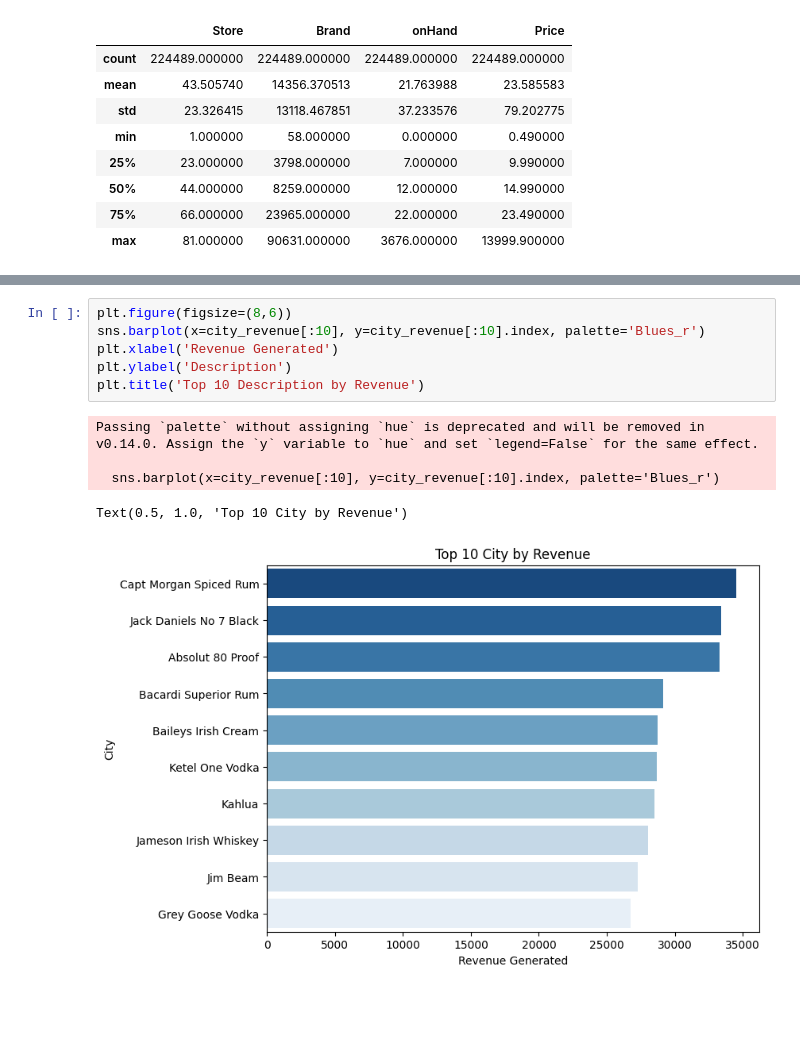
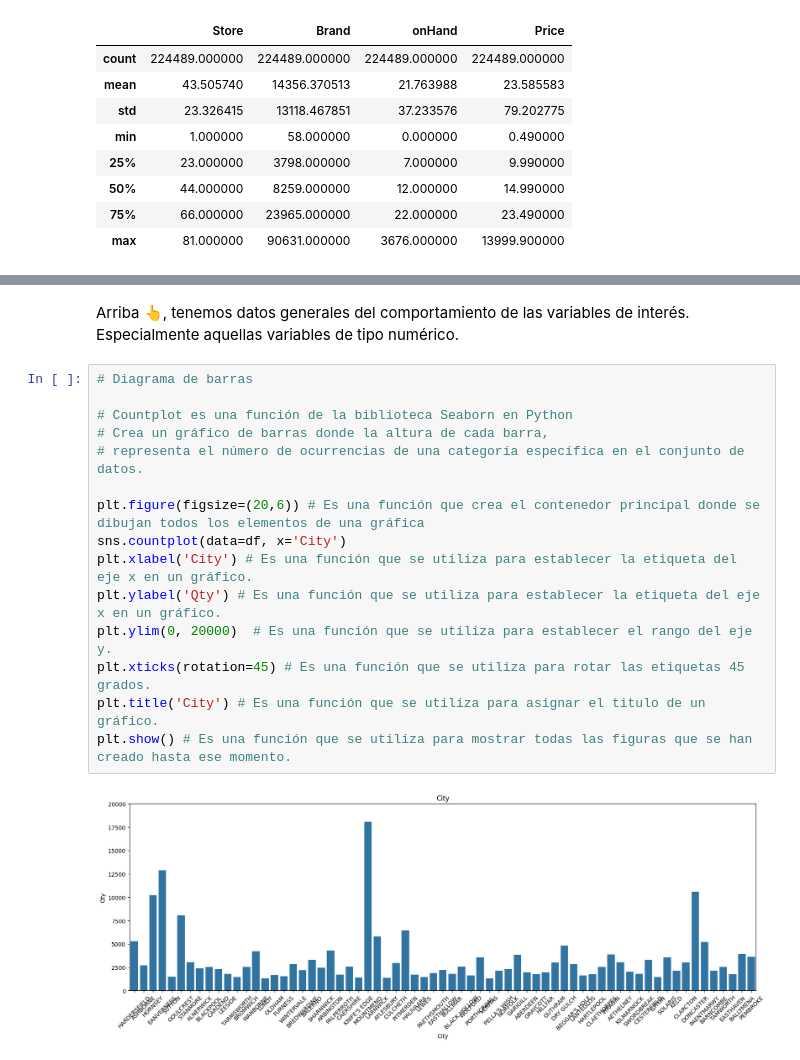
Before and after one commit to RaksoIngenieria/Data-Analytics, a Jupyter notebook: EDA_AromasDelValle.ipynb, the cells around one changed output, grey strips where cells are left out. Cells and saved outputs as stored; diff of their text form; blank space fills up the shorter version.

```diff
--- a/EDA_AromasDelValle.ipynb
+++ b/EDA_AromasDelValle.ipynb
@@ -230,12 +97,19 @@ dtype: int64
-# %%
-plt.figure(figsize=(8,6))
-sns.barplot(x=city_revenue[:10], y=city_revenue[:10].index, palette='Blues_r')
-plt.xlabel('Revenue Generated')
-plt.ylabel('Description')
-plt.title('Top 10 Description by Revenue')
-# %% [output]
-Passing `palette` without assigning `hue` is deprecated and will be removed in v0.14.0. Assign the `y` variable to `hue` and set `legend=False` for the same effect.
-
-  sns.barplot(x=city_revenue[:10], y=city_revenue[:10].index, palette='Blues_r')
-Text(0.5, 1.0, 'Top 10 City by Revenue')
-[figure, removed]
+# %% [markdown]
+Arriba 👆, tenemos datos generales del comportamiento de las variables de interés. Especialmente aquellas variables de tipo numérico.
+# %%
+# Diagrama de barras
+
+# Countplot es una función de la biblioteca Seaborn en Python
+# Crea un gráfico de barras donde la altura de cada barra,
+# representa el número de ocurrencias de una categoría específica en el conjunto de datos.
+
+plt.figure(figsize=(20,6)) # Es una función que crea el contenedor principal donde se dibujan todos los elementos de una gráfica
+sns.countplot(data=df, x='City')
+plt.xlabel('City') # Es una función que se utiliza para establecer la etiqueta del eje x en un gráfico.
+plt.ylabel('Qty') # Es una función que se utiliza para establecer la etiqueta del eje x en un gráfico.
+plt.ylim(0, 20000)  # Es una función que se utiliza para establecer el rango del eje y.
+plt.xticks(rotation=45) # Es una función que se utiliza para rotar las etiquetas 45 grados.
+plt.title('City') # Es una función que se utiliza para asignar el titulo de un gráfico.
+plt.show() # Es una función que se utiliza para mostrar todas las figuras que se han creado hasta ese momento.
+# %% [output]
+[figure, added]
```
Also changed, not shown: parts of 14 cells of this notebook.
